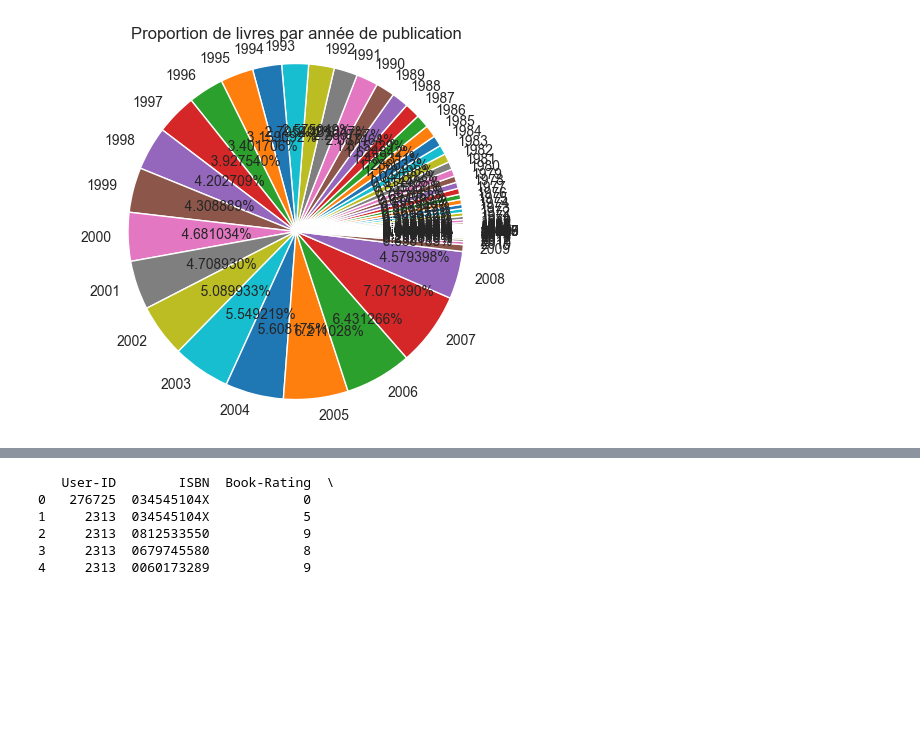
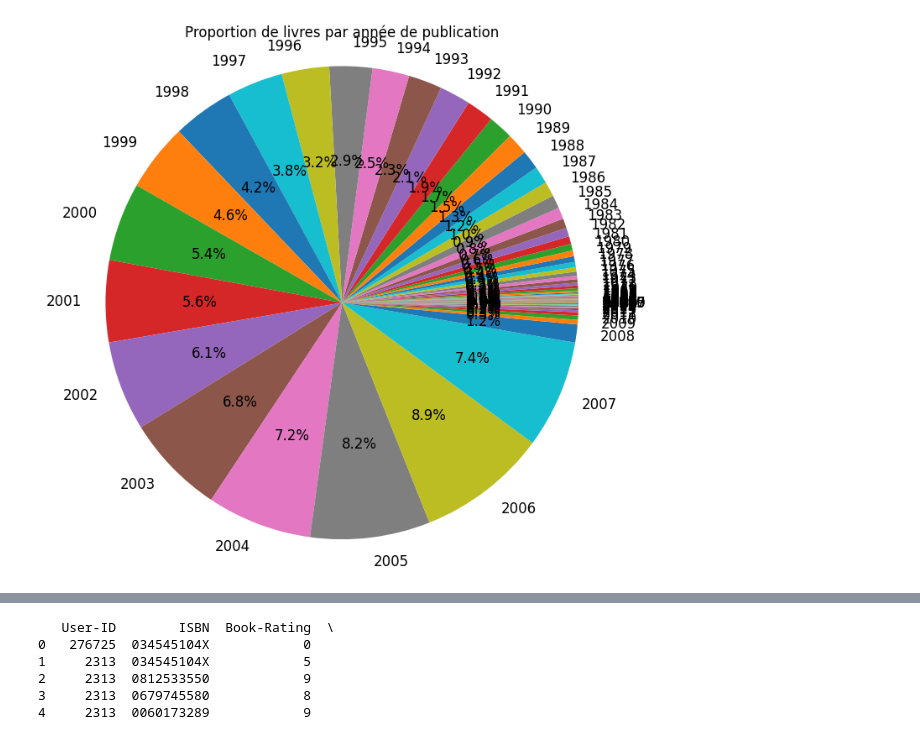
Before and after one commit to Quentin-bp/Ynov_B3_Data_BookStoryTelling, a Jupyter notebook: Python/projetData.ipynb, the cells around one changed output, grey strips where cells are left out. Cells and saved outputs as stored; diff of their text form; code cells hidden in the pictures; blank space fills up the shorter version.

```diff
--- a/Python/projetData.ipynb
+++ b/Python/projetData.ipynb
@@ -191,12 +51,12 @@ plt.show()
 mean_rating_by_publisher = df_final.groupby('Publisher')['Rating'].mean()
 # %%
-# Calcul de la proportion de livres par année de publication
+# la proportin de livre par année de publication
 books_per_year = df_final.groupby('PublishYear').size()
+plt.figure(figsize=(8,8))
 
-# Création d'un graphique en secteurs pour visualiser la proportion de livres par année de publication
-plt.pie(books_per_year, labels=books_per_year.index, autopct='%19f%%')
+plt.pie(books_per_year, labels=books_per_year.index, autopct='%0.1f%%', textprops={'fontsize': 12})
 plt.axis('equal')
 plt.title('Proportion de livres par année de publication')
 plt.show()
 # %% [output]
-[figure, old version]
+[figure, new version]
```
Also changed, not shown: parts of 79 cells of this notebook.
